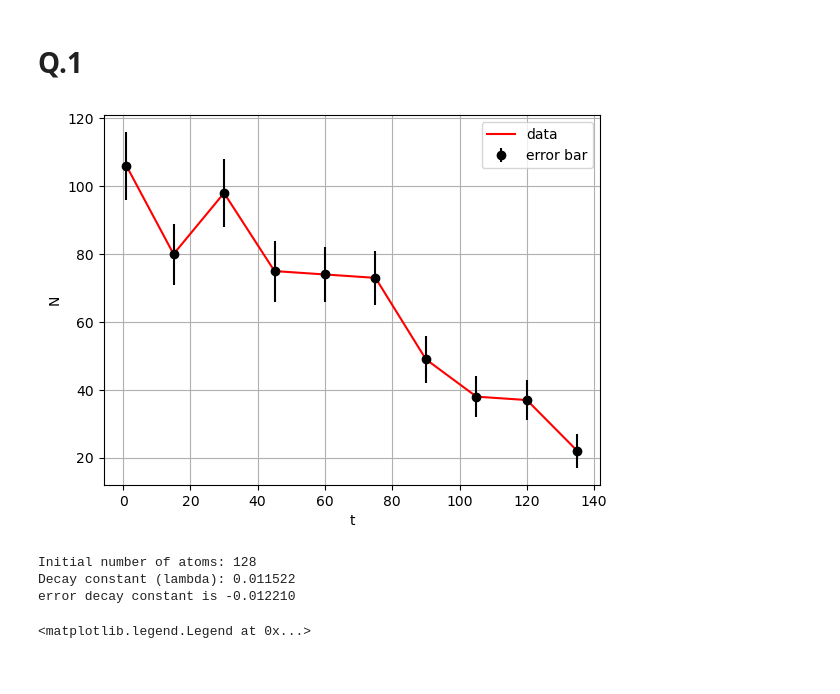
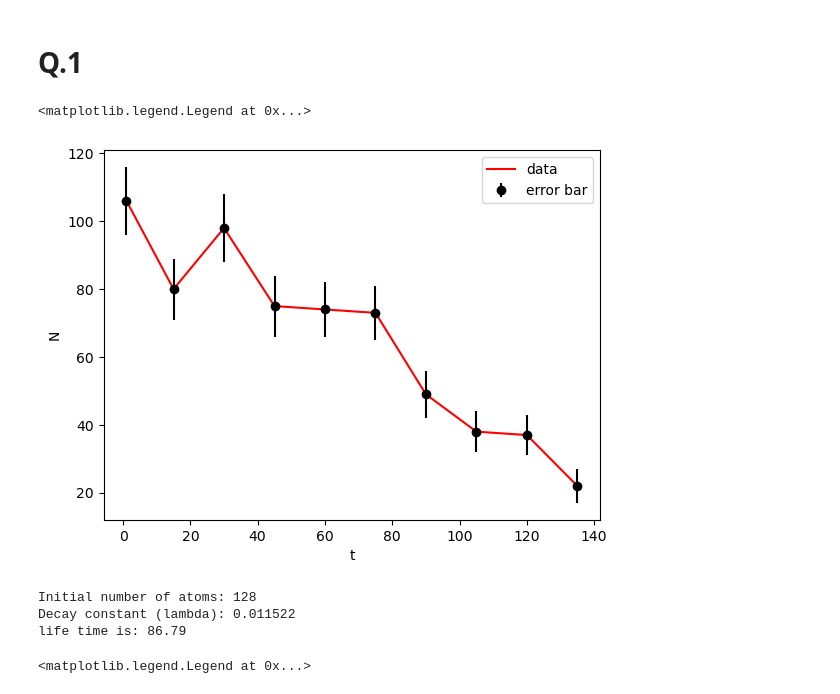
Before and after one commit to jabed-umar/adv-comp-phys, a Jupyter notebook: end_sem.ipynb, the cells around one changed output. Drawn from its saved outputs; the diff is of its cells as text; code cells hidden in the pictures.

```diff
--- a/end_sem.ipynb
+++ b/end_sem.ipynb
@@ -17,24 +17,24 @@ t, N, sigma = np.loadtxt("endsemfit.txt").T
 # %%
 # plot t with N and var
 plt.plot(t, N, label='data', color='red')
 plt.errorbar(t, N, yerr=sigma, fmt='o', label = 'error bar', color='k')
 plt.xlabel('t')
 plt.ylabel('N')
 plt.legend()
-plt.grid()
 # %% [output]
+<matplotlib.legend.Legend at 0x...>
-[figure, old version]
+[figure, new version]
 # %%
 #calling the polynomial_fit function
-log_N0, lmda = polynomial_fit(-t, np.log(N), sigma, 1)[0]
+log_N0, lamda = polynomial_fit(-t, np.log(N), sigma, 1)[0]
 # print(log_N0, lmda, sep='\n')
 N0 = np.exp(log_N0)
 print(f"Initial number of atoms: {N0:.0f}")
-print(f"Decay constant (lambda): {lmda:.6f}")
-print(f"error decay constant is {polynomial_fit(-t, np.log(N), sigma, 1)[1][3]:.6f}")
+print(f"Decay constant (lambda): {lamda:.6f}")
+print(f"life time is: {1/lamda:.2f}")
 # %% [output]
 Initial number of atoms: 128
 Decay constant (lambda): 0.011522
-error decay constant is -0.012210
+life time is: 86.79
 # %%
 # plot the fit
```
Also changed, not shown: parts of 2 cells of this notebook.
